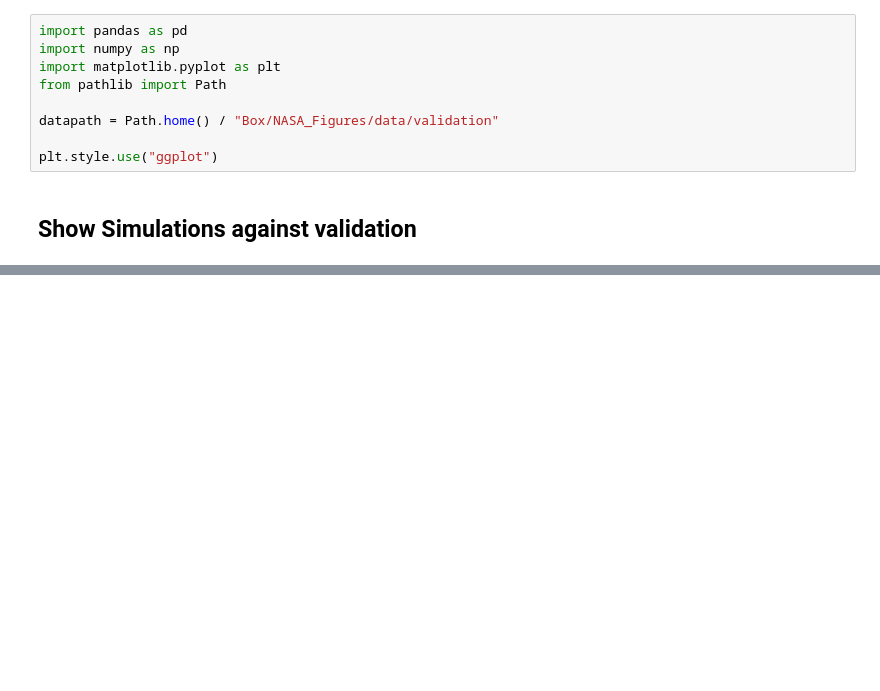
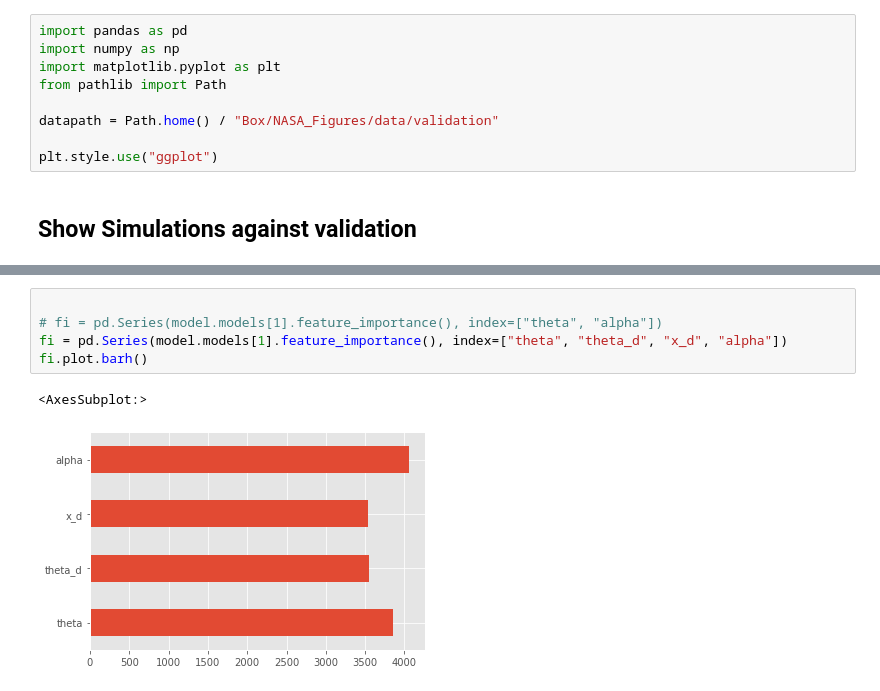
Before and after one commit to coordinated-systems-lab/UncQuanNASA, a Jupyter notebook: Models/Code/quantileRegression/qr_eval.ipynb, the cells around one changed output, grey strips where cells are left out. Saved outputs shown, nothing was run; the diff lists cells and outputs as text; blank space fills up the shorter version.

```diff
--- a/Models/Code/quantileRegression/qr_eval.ipynb
+++ b/Models/Code/quantileRegression/qr_eval.ipynb
@@ -70,0 +119,8 @@ for valid_id in sims.valid_id.unique():
+# %%
+
+# fi = pd.Series(model.models[1].feature_importance(), index=["theta", "alpha"])
+fi = pd.Series(model.models[1].feature_importance(), index=["theta", "theta_d", "x_d", "alpha"])
+fi.plot.barh()
+# %% [output]
+<AxesSubplot:>
+[figure, added]
```
Also changed, not shown: parts of 16 cells of this notebook, 3 other files.
